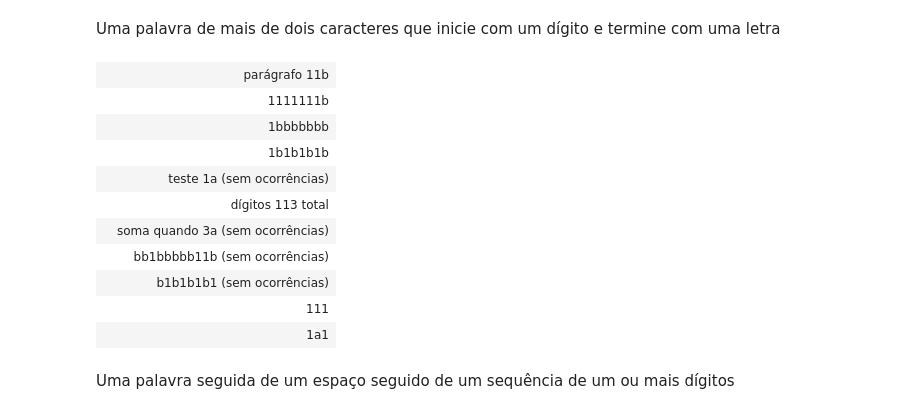
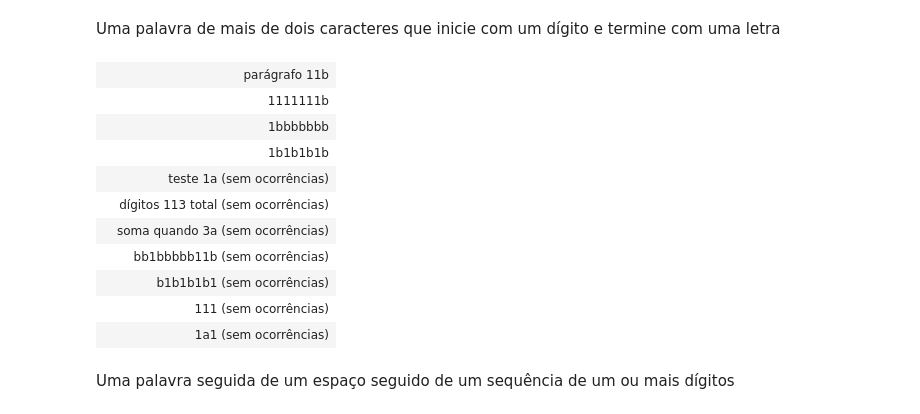
Before and after one commit to k3lvin-os/qads_execicio_obter_e_preparar_dados, a Jupyter notebook: QADS_Obtendo_e_Preparando_de_Dados_exercícios.ipynb, the cells around one changed output. Drawn from its saved outputs; the diff is of its cells as text; code cells hidden in the pictures.

```diff
--- a/QADS_Obtendo_e_Preparando_de_Dados_exercícios.ipynb
+++ b/QADS_Obtendo_e_Preparando_de_Dados_exercícios.ipynb
@@ -551,19 +551,19 @@ exercicio(5, r'\b[1-9]\d{1,3}\b')
 # %% [markdown]
 Uma palavra de mais de dois caracteres que inicie com um dígito e termine com uma letra
 # %%
-exercicio(6, r'\b\d[\w\d]+\w\b')
+exercicio(6, r'\b\d[\d\w]+[^\d\s]\b')
 # %% [output]
 |  | parágrafo 11b |
 |  | 1111111b |
 |  | 1bbbbbbb |
 |  | 1b1b1b1b |
 |  | teste 1a (sem ocorrências) |
-|  | dígitos 113 total |
+|  | dígitos 113 total (sem ocorrências) |
 |  | soma quando 3a (sem ocorrências) |
 |  | bb1bbbbb11b (sem ocorrências) |
 |  | b1b1b1b1 (sem ocorrências) |
-|  | 111 |
-|  | 1a1 |
+|  | 111 (sem ocorrências) |
+|  | 1a1 (sem ocorrências) |
 # %% [markdown]
 Uma palavra seguida de um espaço seguido de um sequência de um ou mais dígitos
 # %%
```
Also changed, not shown: parts of 18 cells of this notebook.
